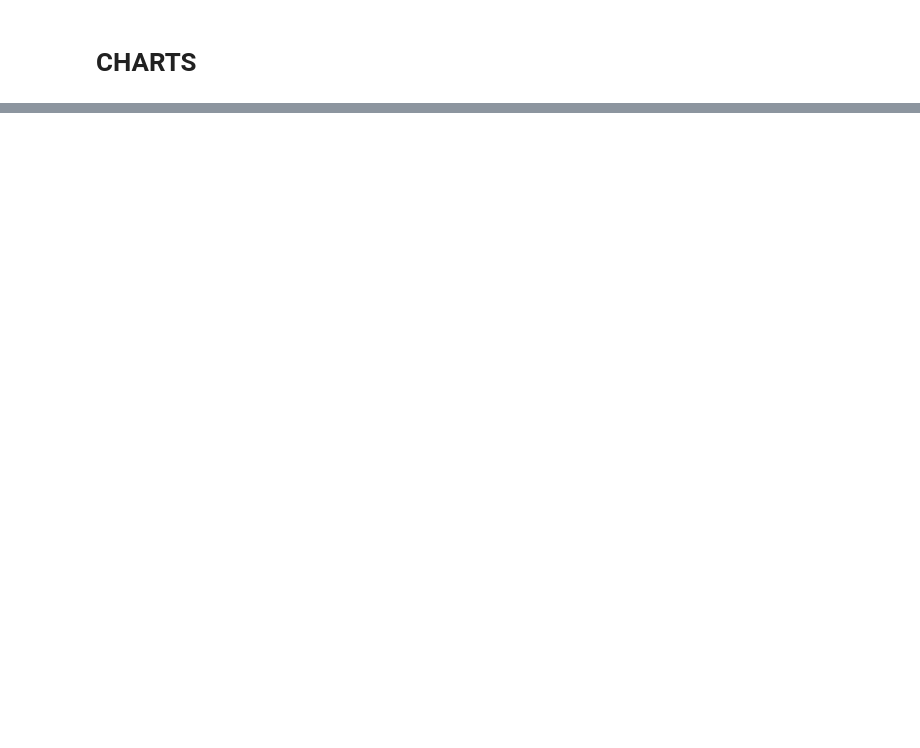
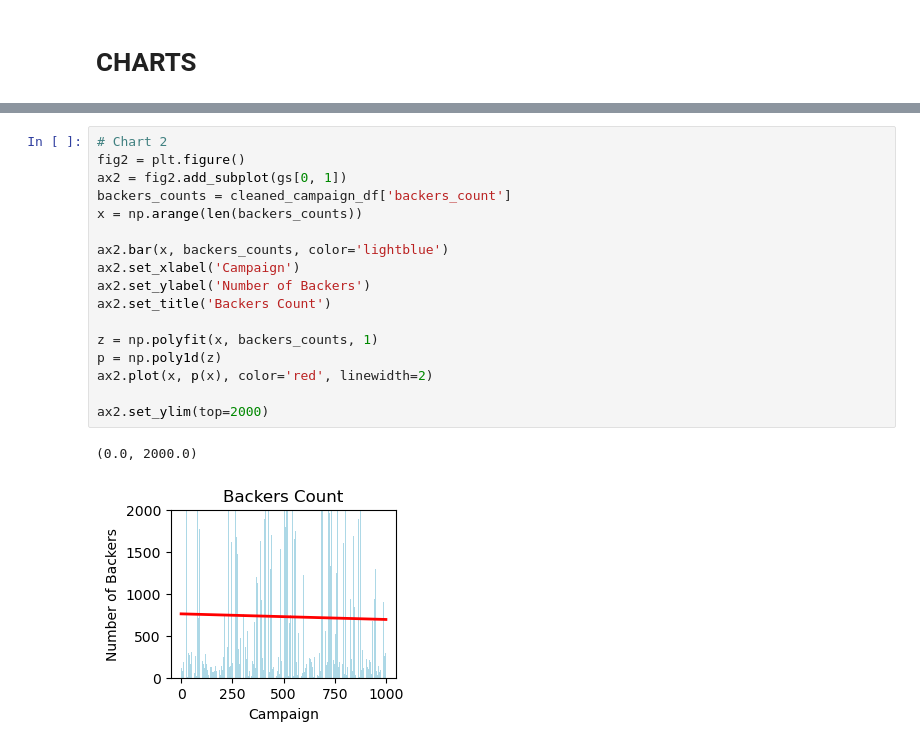
Before and after one commit to kuromasadev/Crowdfunding_ETL, a Jupyter notebook: ETL_mini_project_dashboard.ipynb, the cells around one changed output, grey strips where cells are left out. Saved outputs shown, nothing was run; the diff lists cells and outputs as text; blank space fills up the shorter version.

```diff
--- a/ETL_mini_project_dashboard.ipynb
+++ b/ETL_mini_project_dashboard.ipynb
@@ -35,0 +40,20 @@ gs = GridSpec(2, 2)
+# %%
+# Chart 2
+fig2 = plt.figure()
+ax2 = fig2.add_subplot(gs[0, 1])
+backers_counts = cleaned_campaign_df['backers_count']
+x = np.arange(len(backers_counts))
+
+ax2.bar(x, backers_counts, color='lightblue')
+ax2.set_xlabel('Campaign')
+ax2.set_ylabel('Number of Backers')
+ax2.set_title('Backers Count')
+
+z = np.polyfit(x, backers_counts, 1)
+p = np.poly1d(z)
+ax2.plot(x, p(x), color='red', linewidth=2)
+
+ax2.set_ylim(top=2000)
+# %% [output]
+(0.0, 2000.0)
+[figure, added]
```
Also changed, not shown: parts of 19 cells of this notebook, 7 other files.
